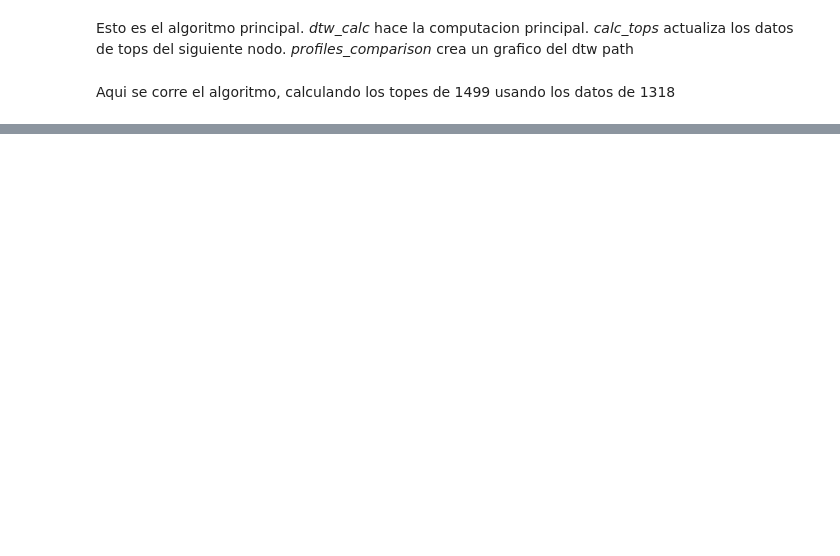
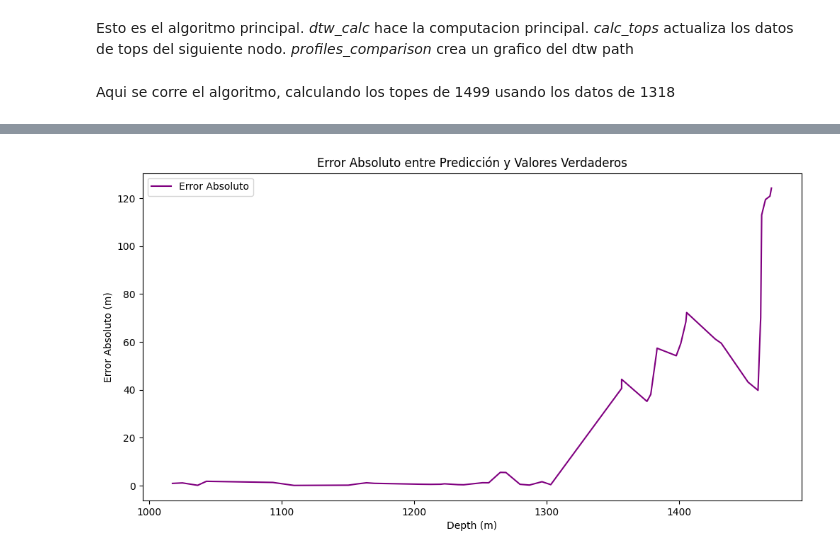
Before and after one commit to scast3/dtw_tool, a Jupyter notebook: more_nodes.ipynb, the cells around one changed output, grey strips where cells are left out. Drawn from its saved outputs; the diff is of its cells as text; code cells hidden in the pictures; blank space fills up the shorter version.

```diff
--- a/more_nodes.ipynb
+++ b/more_nodes.ipynb
@@ -327,0 +310,25 @@ ref 75
+# %%
+#print(G.nodes["PVH-941"]["tops"].head(20))
+#print(G.nodes["PVH-941"]["known_tops"])
+
+known_937 = G.nodes["PVH-937"]["known_tops"].copy()
+known_941 = G.nodes["PVH-941"]["known_tops"].copy()
+calc_941 = G.nodes["PVH-941"]["tops"].copy()
+
+#print(known_941.head(20))
+names_941 = known_941["Capa"]
+error_df = calc_941[calc_941["Capa"].isin(names_941)].reset_index()
+error_df["real ref"] = known_941["Ref"]
+
+error_df["abs error"] = np.abs(error_df['Ref'] - error_df['real ref'])
+
+
+plt.figure(figsize=(12, 6))
+plt.plot(error_df['Ref'], error_df['abs error'], label='Error Absoluto', color='purple')
+plt.xlabel('Depth (m)')
+plt.ylabel('Error Absoluto (m)')
+plt.title('Error Absoluto entre Predicción y Valores Verdaderos')
+plt.legend()
+plt.show()
+# %% [output]
+[figure, added]
```
Also changed, not shown: parts of 7 cells of this notebook.
